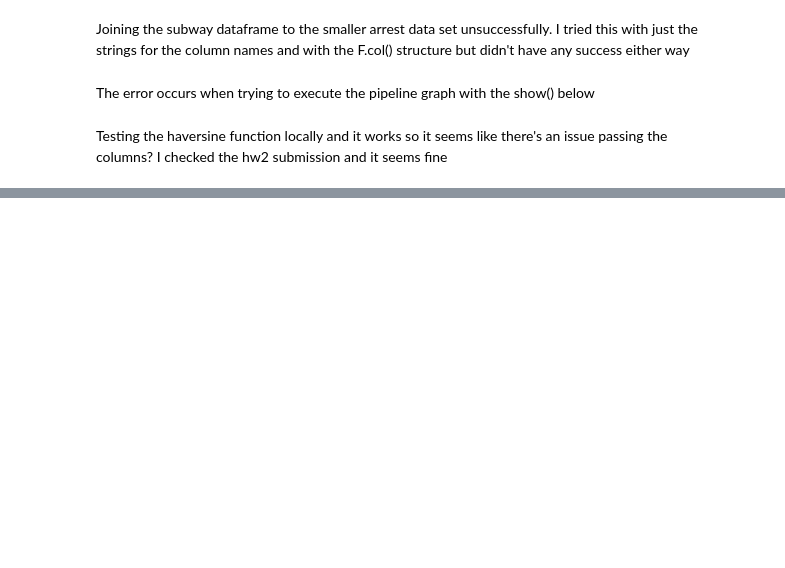
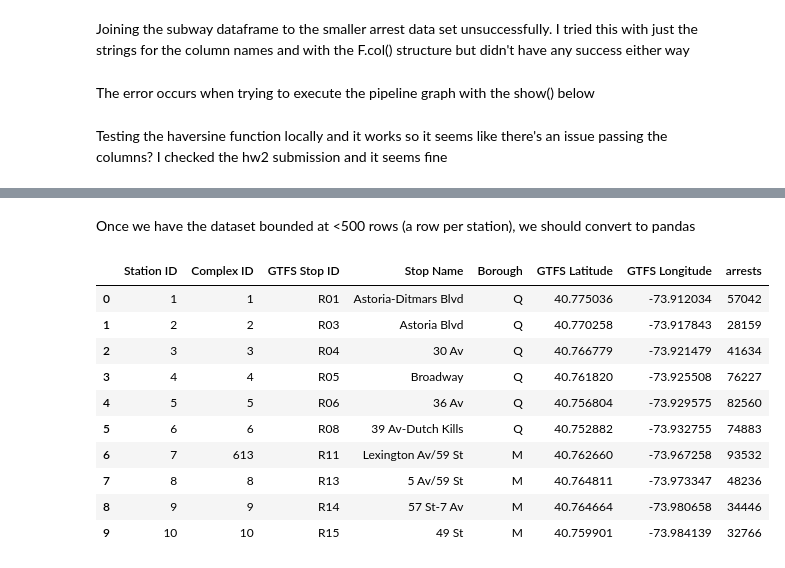
Before and after one commit to n-saurino/big-data-project, a Jupyter notebook: main.ipynb, the cells around one changed output, grey strips where cells are left out. Saved outputs shown, nothing was run; the diff lists cells and outputs as text; code cells hidden in the pictures; blank space fills up the shorter version.

```diff
--- a/main.ipynb
+++ b/main.ipynb
@@ -34,7 +50,8 @@ conf = pyspark.SparkConf()\
     .set("spark.eventLog.dir", "./logs")\
     .set("spark.eventLog.gcMetrics.youngGenerationGarbageCollectors", "true")\
     .set("spark.executor.heartbeatInterval","3600s")\
-    .set("spark.network.timeout","3601s")
+    .set("spark.network.timeout","3601s")\
+    .set("spark.sql.repl.eagerEval.enabled", False)
     # .set("spark.kryo.registrator", SedonaKryoRegistrator.getName)\
     # .set("spark.kryo.registrator", SedonaKryoRegistrator.getName)\
     # .set('spark.jars.packages',
@@ -269,0 +233,2 @@ distance = withinMeters(40.799008797000056, -73.95240854099995, 40.8163918470000
+# %%
+test_DF = subway_DF.withColumn("arrests", ((F.rand() * 80000) + 20000).cast("integer"))
@@ -269,0 +255,18 @@ distance = withinMeters(40.799008797000056, -73.95240854099995, 40.8163918470000
+# %% [markdown]
+Once we have the dataset bounded at <500 rows (a row per station), we should convert to pandas
+# %%
+test_DF = test_DF.toPandas()
+# %%
+test_DF.head(10)
+# %% [output]
+|  | Station ID | Complex ID | GTFS Stop ID | Stop Name | Borough | GTFS Latitude | GTFS Longitude | arrests |
+| 0 | 1 | 1 | R01 | Astoria-Ditmars Blvd | Q | 40.775036 | -73.912034 | 57042 |
+| 1 | 2 | 2 | R03 | Astoria Blvd | Q | 40.770258 | -73.917843 | 28159 |
+| 2 | 3 | 3 | R04 | 30 Av | Q | 40.766779 | -73.921479 | 41634 |
+| 3 | 4 | 4 | R05 | Broadway | Q | 40.761820 | -73.925508 | 76227 |
+| 4 | 5 | 5 | R06 | 36 Av | Q | 40.756804 | -73.929575 | 82560 |
+| 5 | 6 | 6 | R08 | 39 Av-Dutch Kills | Q | 40.752882 | -73.932755 | 74883 |
+| 6 | 7 | 613 | R11 | Lexington Av/59 St | M | 40.762660 | -73.967258 | 93532 |
+| 7 | 8 | 8 | R13 | 5 Av/59 St | M | 40.764811 | -73.973347 | 48236 |
+| 8 | 9 | 9 | R14 | 57 St-7 Av | M | 40.764664 | -73.980658 | 34446 |
+| 9 | 10 | 10 | R15 | 49 St | M | 40.759901 | -73.984139 | 32766 |
```
Also changed, not shown: parts of 34 cells of this notebook.
